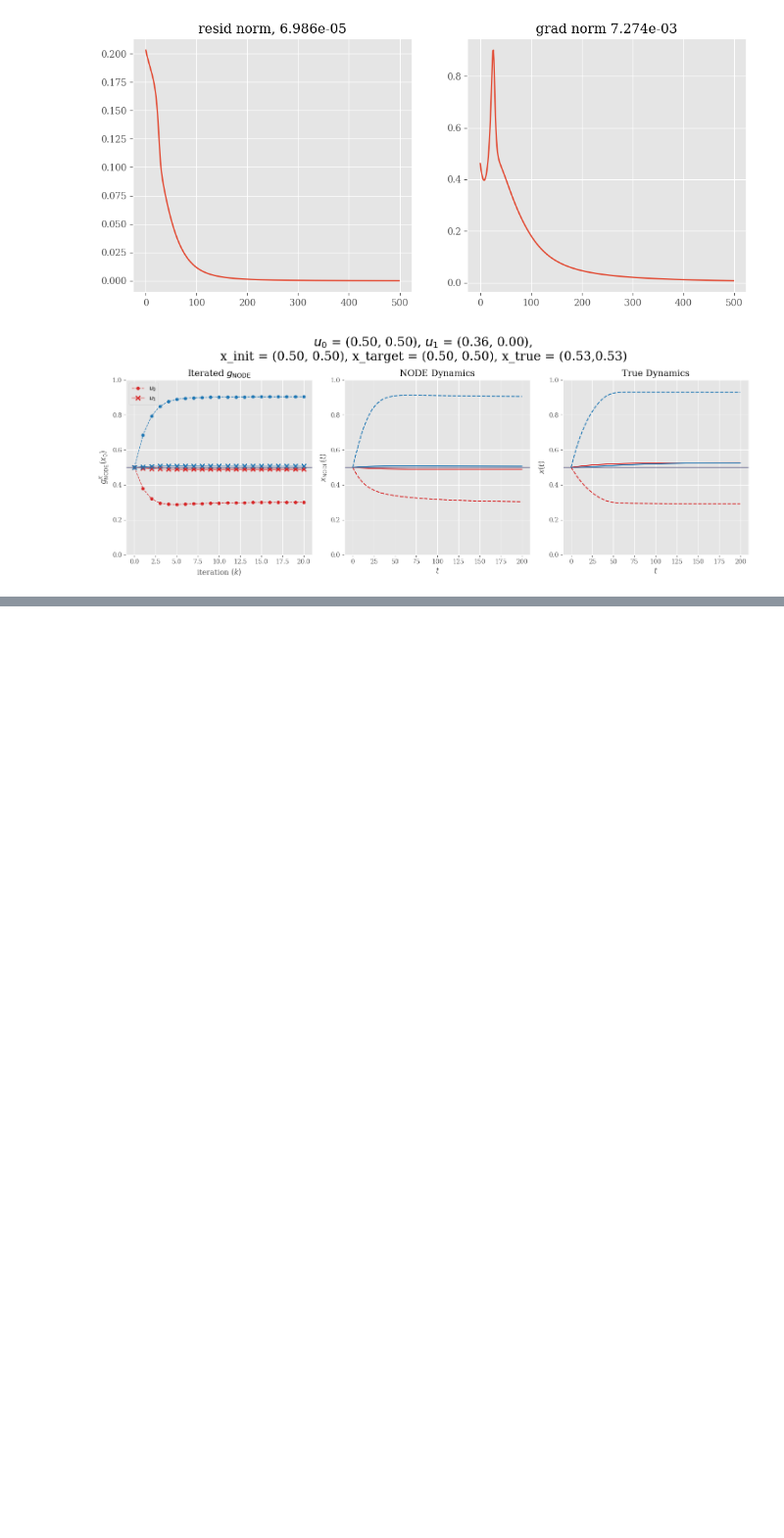
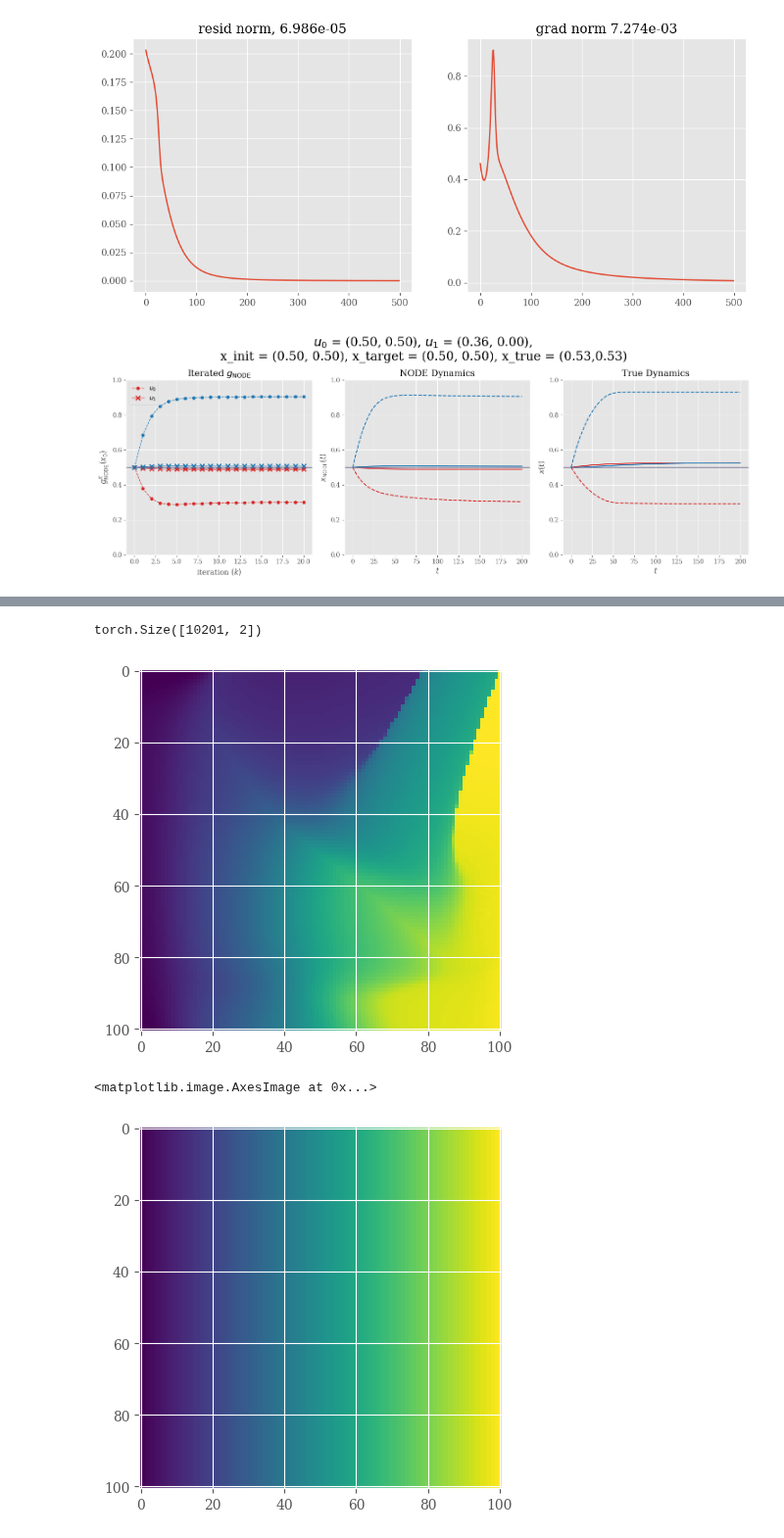
Before and after one commit to MalachiteWind/stable_node_control, a Jupyter notebook: results/mixing_tanks_batch_sweep/control_policy.ipynb, the cells around one changed output, grey strips where cells are left out. Shown at 98% size. Drawn from its saved outputs; the diff is of its cells as text; code cells hidden in the pictures; blank space fills up the shorter version.

```diff
--- a/results/mixing_tanks_batch_sweep/control_policy.ipynb
+++ b/results/mixing_tanks_batch_sweep/control_policy.ipynb
@@ -887,0 +940,20 @@ plt.show()
+# %%
+stop = 0
+t_max=300
+n_colloc=501
+
+X_pred = []
+for ui, xi in tqdm(zip(U_control_clamp, X_init),total=len(U_control)):
+    # if stop > 20:
+    #     # break
+    #     pass
+    sol = sp_solve_ivp(
+        two_tank_system,
+        t_span = [0,t_max],
+        y0 = np.array(xi),
+        t_eval = np.linspace(0,t_max, n_colloc),
+        args = (ui.detach().numpy(),)
+    )
+    X_pred.append(sol.y[:,-1])
+    # stop +=1
+X_pred = np.array(X_pred)
@@ -887,0 +969,18 @@ plt.show()
+# %%
+X_target.shape
+# %% [output]
+torch.Size([10201, 2])
+# %%
+Z1_pred = X_pred[:,0]
+Z2_pred = X_pred[:,1]
+
+Z1_target = X_target[:,0].numpy()
+Z2_target = X_target[:,1].numpy()
+# %%
+plt.imshow(Z1_pred.reshape(101,101))
+plt.show()
+plt.imshow(Z1_target.reshape(101,101))
+# %% [output]
+[figure, added]
+<matplotlib.image.AxesImage at 0x...>
+[figure, added]
```
Also changed, not shown: parts of 11 cells of this notebook.
